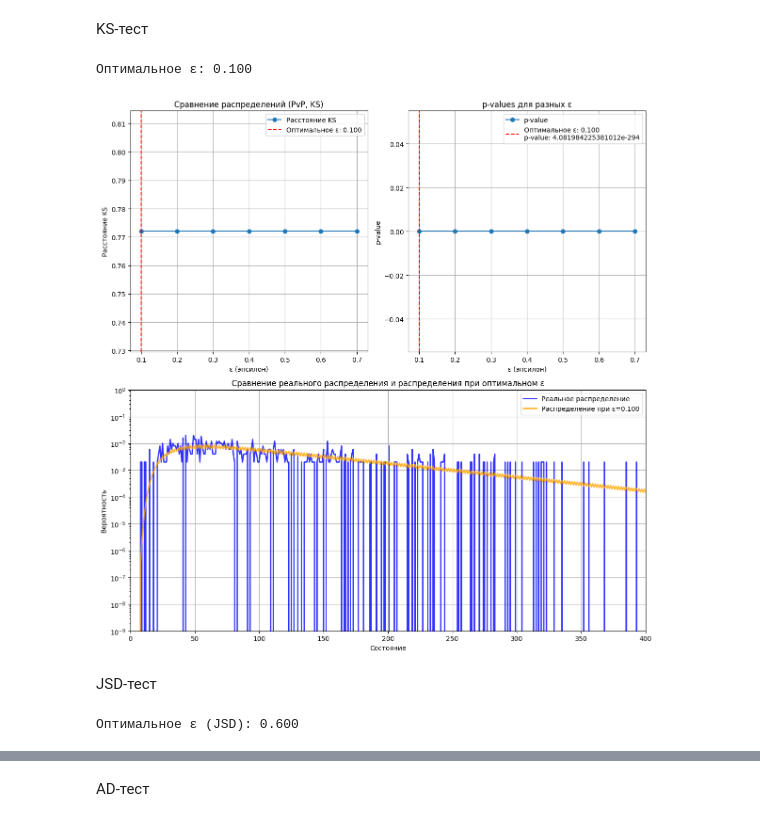
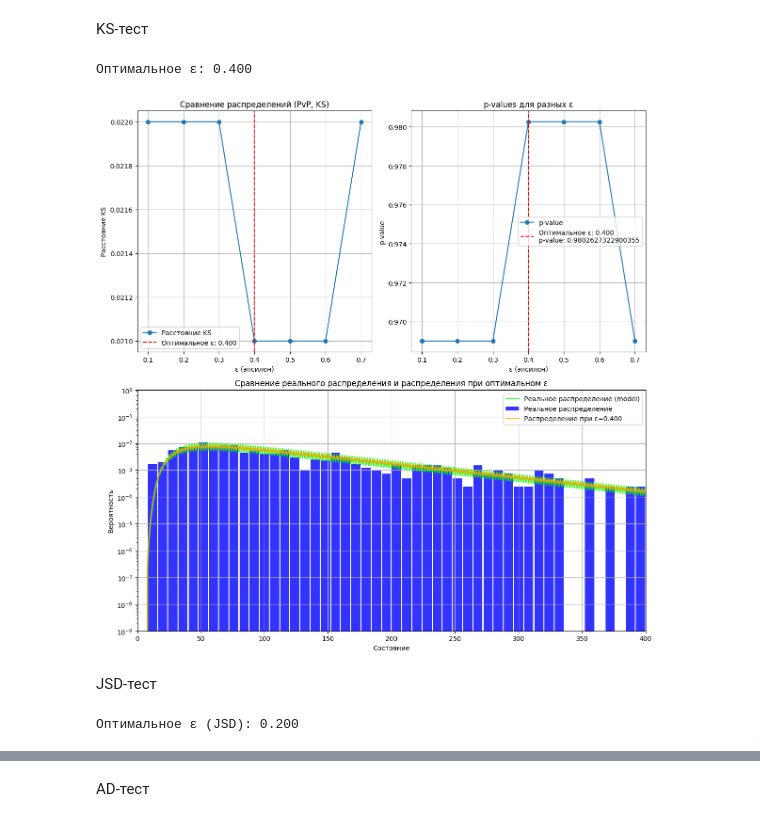
Before and after one commit to spells39/RWAnalyzer, a Jupyter notebook: src/find_opt_epsilon.ipynb, the cells around one changed output, grey strips where cells are left out. Drawn from its saved outputs; the diff is of its cells as text; code cells hidden in the pictures.

```diff
--- a/src/find_opt_epsilon.ipynb
+++ b/src/find_opt_epsilon.ipynb
@@ -91,7 +117,7 @@ for qr in qr_matrices:
 p_values_ks = []
 ks_distances = []
 for prob in pmf_epsilon:
-    ks_stat, p_value = ks_2samp(prob_real_center_model, prob)
+    ks_stat, p_value = ks_2samp(prob_real_center, prob)
     ks_distances.append(ks_stat)
     p_values_ks.append(p_value)
 
@@ -156,9 +182,9 @@ JSD-тест
 js_distances = []
 p_values_js = []
 for prob in pmf_epsilon:
-    js_distance = jensenshannon(prob_real_center_model, prob)
+    js_distance = jensenshannon(prob_real_center, prob)
     js_distances.append(js_distance)
-    p_value = bootstrap_jsd(prob_real_center_model, prob)
+    p_value = bootstrap_jsd(prob_real_center, prob)
     p_values_js.append(p_value)
 
 optimal_epsilon_pvb_js = epsilon_vals[np.argmin(js_distances)]
@@ -215,7 +241,7 @@ AD-тест
 # %%
 ad_results = []
 for prob in pmf_epsilon:
-    ad_stat, critical_values, p_value = anderson_ksamp([prob_real_center_model, prob])
+    ad_stat, critical_values, p_value = anderson_ksamp([prob_real_center, prob])
     ad_results.append((ad_stat, p_value))
 
 ad_stats = [res[0] for res in ad_results]
@@ -492,7 +518,7 @@ for qr in qr_matrices:
 p_values_ks = []
 ks_distances = []
 for prob in pmf_epsilon:
-    ks_stat, p_value = ks_2samp(prob_real_pvp, prob)
+    ks_stat, p_value = ks_2samp(prob_real_pvp_model, prob)
     ks_distances.append(ks_stat)
     p_values_ks.append(p_value)
 
@@ -502,7 +528,7 @@ optimal_p_value_pvp_border_ks = p_values_ks[np.argmin(ks_distances)]
 
 print(f"Оптимальное ε: {optimal_epsilon_pvp_border_ks:.3f}")
 # %% [output]
-Оптимальное ε: 0.100
+Оптимальное ε: 0.400
 # %%
 plt.figure(figsize=(12, 12))
 plt.subplot(2, 2, 1)
@@ -517,44 +543,46 @@ plt.grid()
 plt.subplot(2, 2, 2)
 plt.plot(epsilon_vals, p_values_ks, marker='o', label='p-value')
 plt.axvline(optimal_epsilon_pvp_border_ks, color='red', linestyle='--', label=f'Оптимальное ε: {optimal_epsilon_pvp_border_ks:.3f}\np-value: {optimal_p_value_pvp_border_ks}')
 plt.xlabel('ε (эпсилон)')
 plt.ylabel('p-value')
 plt.title('p-values для разных ε')
 plt.legend()
 plt.grid()
 
 plt.subplot(2, 1, 2)
 #bin_size = 5
 #grouped_data = [prob_real_border[i:i+bin_size].mean() for i in range(0, len(prob_real_border), bin_size)]
 #plt.bar(range(len(grouped_data)), grouped_data, width=6, alpha=0.7, label='Реальное распределение')
 #plt.plot(prob_real_border, label='Реальное распределение', linestyle='-', color='blue', alpha=0.7, linewidth=2)
 
-plt.plot(prob_real_pvp, label='Реальное распределение', linestyle='-', color='blue', alpha=0.8, linewidth=2)
+plt.plot(prob_real_pvp_model, label='Реальное распределение (model)', linestyle='-', color='lime', alpha=0.8, linewidth=2)
+#plt.plot(prob_real_pvp, label='Реальное распределение', linestyle='-', color='blue', alpha=0.8, linewidth=2)
+plt.hist(pvp_games_turns, bins = bins_ranges_pvp, density=True, color="blue", rwidth=0.9, alpha=0.8, label='Реальное распределение')
 plt.plot(optimal_prob_pvp_border_ks, label=f'Распределение при ε={optimal_epsilon_pvp_border_ks:.3f}', linestyle='-', color='orange', alpha=0.8, linewidth=2)
 #plt.hist(player_border_turns, bins = bins_ranges_border, density=True, color="blue", rwidth=0.9, alpha=0.8, label='Реальное распределение')
 plt.xlim(0, 400)
 plt.ylim(10e-10, 10e-1)
 plt.yscale("log")
 
 plt.xlabel('Состояние')
 plt.ylabel('Вероятность')
 plt.title('Сравнение реального распределения и распределения при оптимальном ε')
 plt.legend()
 plt.grid()
 
 plt.tight_layout()
 plt.show()
 # %% [output]
-[figure, old version]
+[figure, new version]
 # %% [markdown]
 JSD-тест
 # %%
 js_distances = []
 p_values_js = []
 for prob in pmf_epsilon:
-    js_distance = jensenshannon(prob_real_pvp, prob)
+    js_distance = jensenshannon(prob_real_pvp_model, prob)
     js_distances.append(js_distance)
-    p_value = bootstrap_jsd(prob_real_pvp, prob)
+    p_value = bootstrap_jsd(prob_real_pvp_model, prob)
     p_values_js.append(p_value)
 
 optimal_epsilon_pvp_border_js = epsilon_vals[np.argmin(js_distances)]
@@ -563,7 +591,7 @@ optimal_p_value_pvp_border_js = p_values_js[np.argmin(js_distances)]
 
 print(f"Оптимальное ε (JSD): {optimal_epsilon_pvp_border_js:.3f}")
 # %% [output]
-Оптимальное ε (JSD): 0.600
+Оптимальное ε (JSD): 0.200
 # %%
 plt.figure(figsize=(12, 12))
 plt.subplot(2, 2, 1)
```
Also changed, not shown: parts of 9 cells of this notebook.
